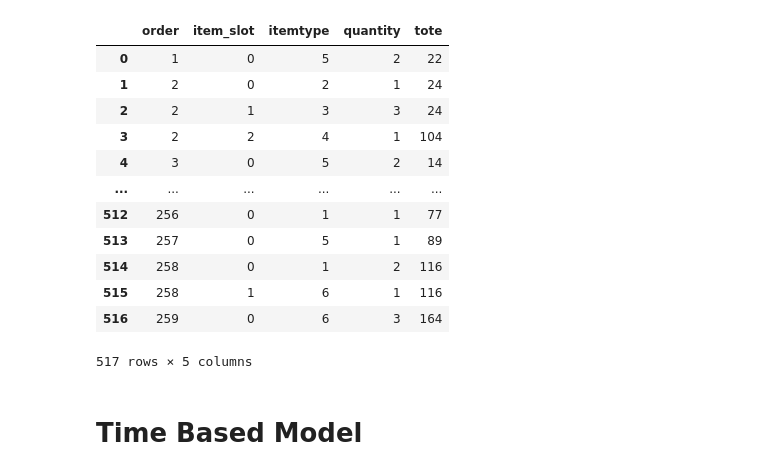
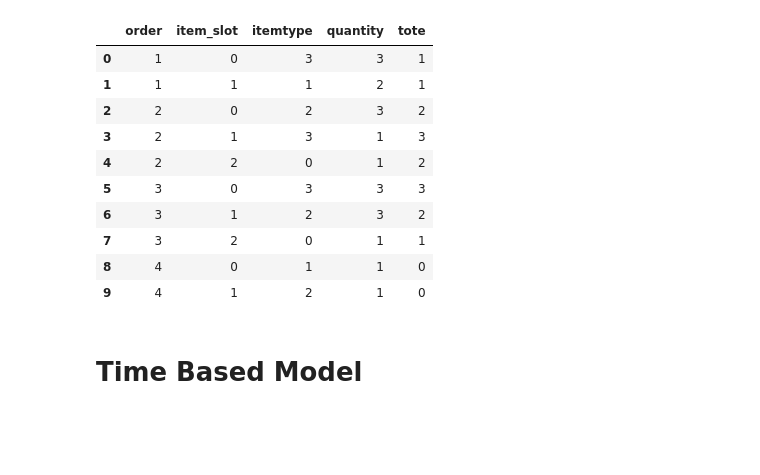
Before and after one commit to nikonlikes/MSE443-Module-3, a Jupyter notebook: MIP.ipynb, the cells around one changed output. Saved outputs shown, nothing was run; the diff lists cells and outputs as text; code cells hidden in the pictures; blank space fills up the shorter version.

```diff
--- a/MIP.ipynb
+++ b/MIP.ipynb
@@ -1,47 +1,52 @@
 # %%
 # Load modular data
 
 import gurobipy as gp
 from gurobipy import GRB
 import pandas as pd
 
 m = gp.Model("MIP")
 
 from ranDataGen.order_data_loader import load_order_data
 
 # Load from ranDataGen copy; change size and sample to switch datasets
 size = "large"
 sample = 1
 
 base_dir = f"ranDataGen copy/{size} sized samples/"
 
 itemtypes_path = f"order_itemtypes_{sample}.csv"
 quantities_path = f"order_quantities_{sample}.csv"
 totes_path = f"orders_totes_{sample}.csv"
 
 # Load baseline data using modular loader
+# df = load_order_data(
+#     itemtypes_path=itemtypes_path,
+#     quantities_path=quantities_path,
+#     totes_path=totes_path,
+#     base_dir=base_dir,
+# )
+
 df = load_order_data(
-    itemtypes_path=itemtypes_path,
-    quantities_path=quantities_path,
-    totes_path=totes_path,
-    base_dir=base_dir,
+    itemtypes_path="order_itemtypes.csv",
+    quantities_path="order_quantities.csv",
+    totes_path="orders_totes.csv",
+    base_dir="ranDataGen/",
 )
 
 df
 # %% [output]
 |  | order | item_slot | itemtype | quantity | tote |
-| 0 | 1 | 0 | 5 | 2 | 22 |
-| 1 | 2 | 0 | 2 | 1 | 24 |
-| 2 | 2 | 1 | 3 | 3 | 24 |
-| 3 | 2 | 2 | 4 | 1 | 104 |
-| 4 | 3 | 0 | 5 | 2 | 14 |
-| ... | ... | ... | ... | ... | ... |
-| 512 | 256 | 0 | 1 | 1 | 77 |
-| 513 | 257 | 0 | 5 | 1 | 89 |
-| 514 | 258 | 0 | 1 | 2 | 116 |
-| 515 | 258 | 1 | 6 | 1 | 116 |
-| 516 | 259 | 0 | 6 | 3 | 164 |
+| 0 | 1 | 0 | 3 | 3 | 1 |
+| 1 | 1 | 1 | 1 | 2 | 1 |
+| 2 | 2 | 0 | 2 | 3 | 2 |
+| 3 | 2 | 1 | 3 | 1 | 3 |
+| 4 | 2 | 2 | 0 | 1 | 2 |
+| 5 | 3 | 0 | 3 | 3 | 3 |
+| 6 | 3 | 1 | 2 | 3 | 2 |
+| 7 | 3 | 2 | 0 | 1 | 1 |
+| 8 | 4 | 0 | 1 | 1 | 0 |
+| 9 | 4 | 1 | 2 | 1 | 0 |
-517 rows × 5 columns
 # %% [markdown]
 # Time Based Model
 # %%
```
Also changed, not shown: parts of 1 cell of this notebook, 1 other file.
